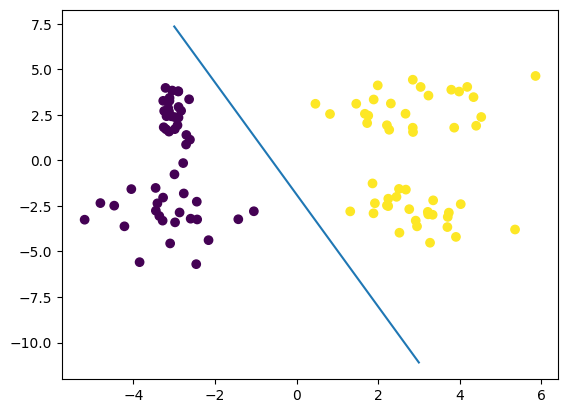
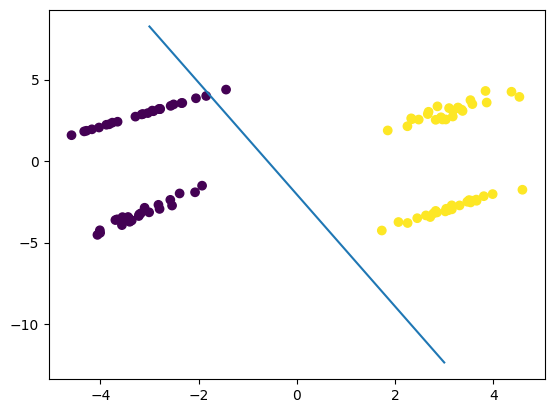
The change to this notebook cell's code, shown as a diff; its figure went from the first image to the second:
--- before
+++ after
@@ -20,8 +20,8 @@
 model.fit(X,Y)
 model.weights
-m=-model.weights[1]/model.weights[2]
-c=-model.weights[0]/model.weights[2]
-x=np.linspace(-3,3,100)
-y=m*x+c
+m2=-model.weights[1]/model.weights[2]
+c2=-model.weights[0]/model.weights[2]
+x_l_s=np.linspace(-3,3,100)
+y_l_s=m2*x_l_s+c2
 plt.scatter(X[:,0],X[:,1],c=Y)
-plt.plot(x,y)
+plt.plot(x_l_s,y_l_s)

Commit: comparison of all technique